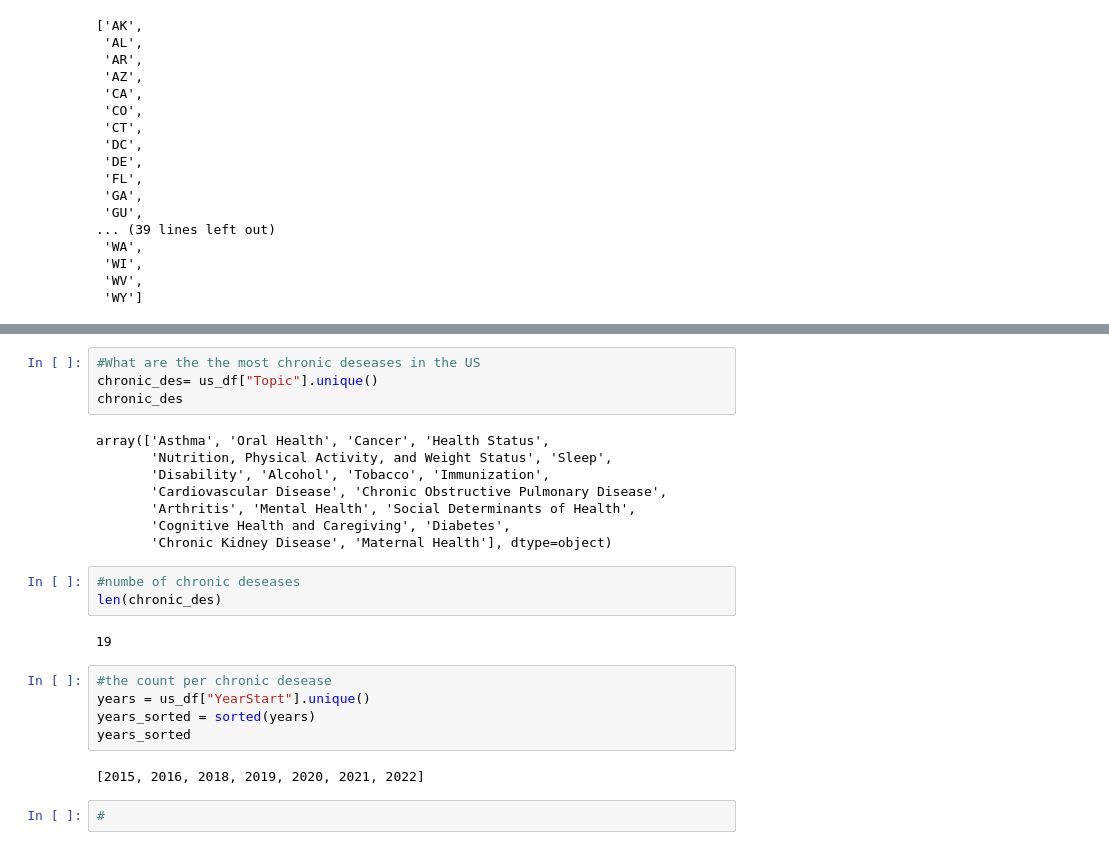
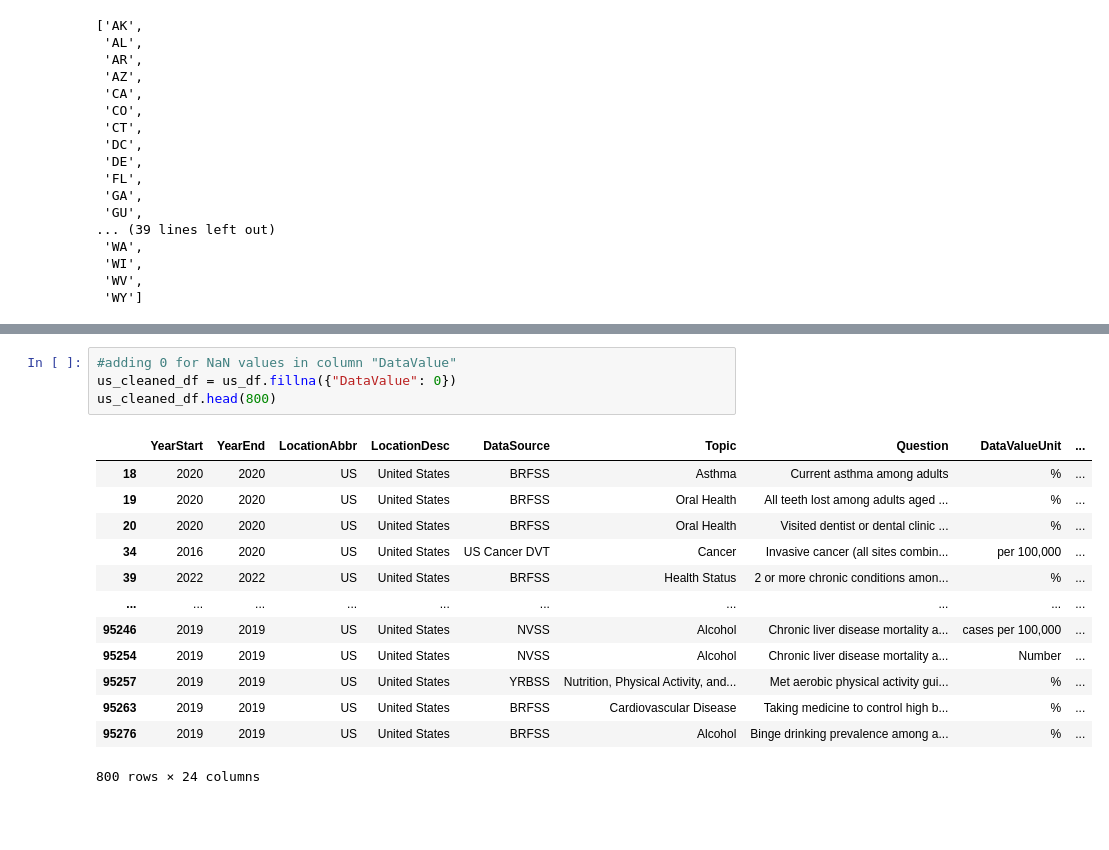
Before and after one commit to ajones1010/Project-1-, a Jupyter notebook: project_1/project_1.ipynb, the cells around one changed output, grey strips where cells are left out. Saved outputs shown, nothing was run; the diff lists cells and outputs as text; blank space fills up the shorter version.

```diff
--- a/project_1/project_1.ipynb
+++ b/project_1/project_1.ipynb
@@ -254,26 +256,18 @@ us_df
-# %%
-#What are the the most chronic deseases in the US
-chronic_des= us_df["Topic"].unique()
-chronic_des
-# %% [output]
-array(['Asthma', 'Oral Health', 'Cancer', 'Health Status',
-       'Nutrition, Physical Activity, and Weight Status', 'Sleep',
-       'Disability', 'Alcohol', 'Tobacco', 'Immunization',
-       'Cardiovascular Disease', 'Chronic Obstructive Pulmonary Disease',
-       'Arthritis', 'Mental Health', 'Social Determinants of Health',
-       'Cognitive Health and Caregiving', 'Diabetes',
-       'Chronic Kidney Disease', 'Maternal Health'], dtype=object)
-# %%
-#numbe of chronic deseases
-len(chronic_des)
-# %% [output]
-19
-# %%
-#the count per chronic desease
-years = us_df["YearStart"].unique()
-years_sorted = sorted(years)
-years_sorted
-# %% [output]
-[2015, 2016, 2018, 2019, 2020, 2021, 2022]
-# %%
-#
+# %%
+#adding 0 for NaN values in column "DataValue"
+us_cleaned_df = us_df.fillna({"DataValue": 0})
+us_cleaned_df.head(800)
+# %% [output]
+|  | YearStart | YearEnd | LocationAbbr | LocationDesc | DataSource | Topic | Question | DataValueUnit | ... |
+| 18 | 2020 | 2020 | US | United States | BRFSS | Asthma | Current asthma among adults | % | ... |
+| 19 | 2020 | 2020 | US | United States | BRFSS | Oral Health | All teeth lost among adults aged ... | % | ... |
+| 20 | 2020 | 2020 | US | United States | BRFSS | Oral Health | Visited dentist or dental clinic ... | % | ... |
+| 34 | 2016 | 2020 | US | United States | US Cancer DVT | Cancer | Invasive cancer (all sites combin... | per 100,000 | ... |
+| 39 | 2022 | 2022 | US | United States | BRFSS | Health Status | 2 or more chronic conditions amon... | % | ... |
+| ... | ... | ... | ... | ... | ... | ... | ... | ... | ... |
+| 95246 | 2019 | 2019 | US | United States | NVSS | Alcohol | Chronic liver disease mortality a... | cases per 100,000 | ... |
+| 95254 | 2019 | 2019 | US | United States | NVSS | Alcohol | Chronic liver disease mortality a... | Number | ... |
+| 95257 | 2019 | 2019 | US | United States | YRBSS | Nutrition, Physical Activity, and... | Met aerobic physical activity gui... | % | ... |
+| 95263 | 2019 | 2019 | US | United States | BRFSS | Cardiovascular Disease | Taking medicine to control high b... | % | ... |
+| 95276 | 2019 | 2019 | US | United States | BRFSS | Alcohol | Binge drinking prevalence among a... | % | ... |
+800 rows × 24 columns
```
Also changed, not shown: parts of 13 cells of this notebook.
